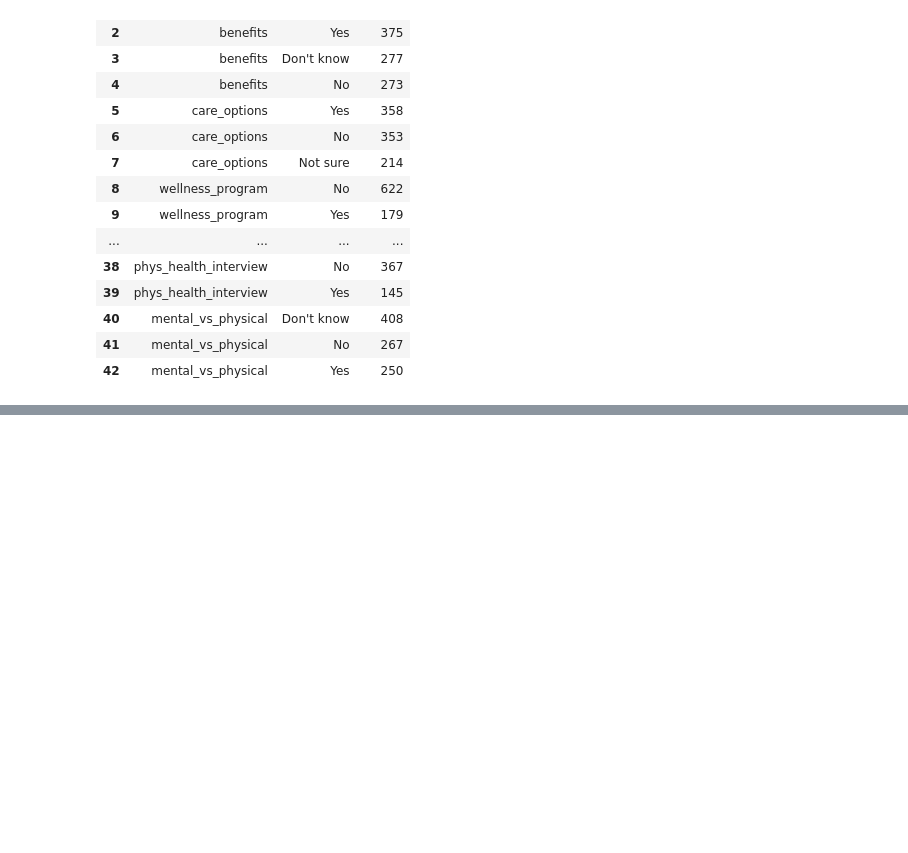
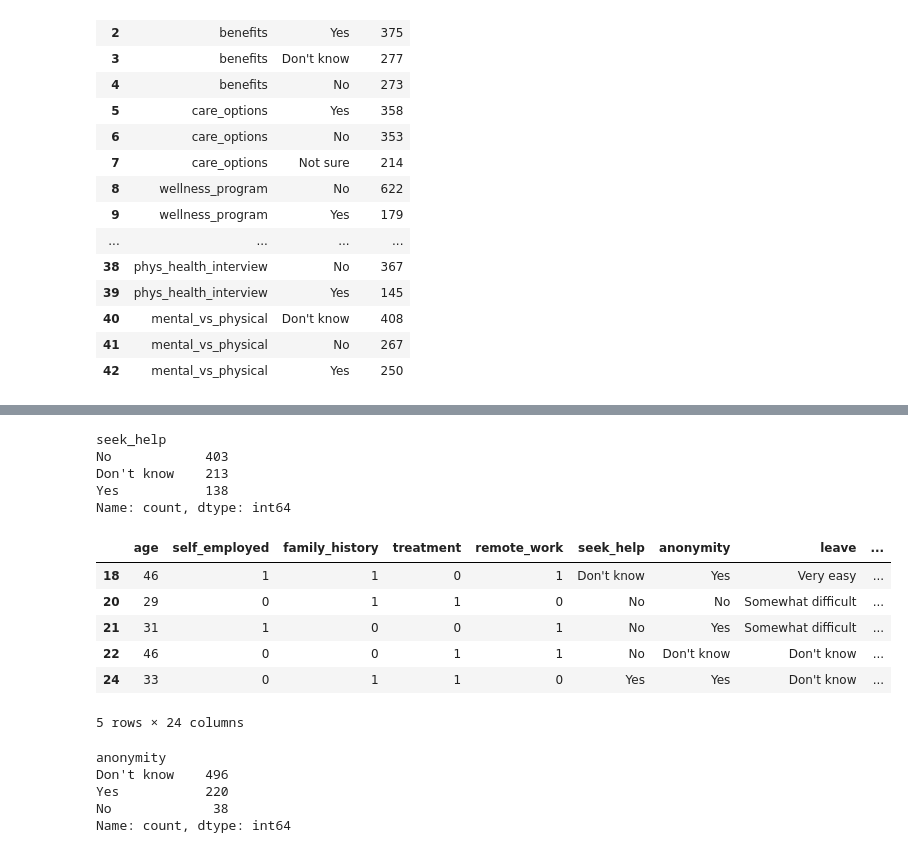
Before and after one commit to denizdagli/mental-health, a Jupyter notebook: dataAnalysis.ipynb, the cells around one changed output, grey strips where cells are left out. Cells and saved outputs as stored; diff of their text form; code cells hidden in the pictures; blank space fills up the shorter version.

```diff
--- a/dataAnalysis.ipynb
+++ b/dataAnalysis.ipynb
@@ -796,0 +880,13 @@ unique_values_df
+# %%
+# Değer eşleştirmesi
+care_options_mapping = {
+    'Yes': 1,
+    'No': 0,
+    'Not sure': 2
+}
+
+# Sayısal dönüşüm
+df['care_options_encoded'] = df['care_options'].map(care_options_mapping)
+
+# Sonuçları kontrol etme
+df['care_options_encoded'].value_counts()
@@ -796,0 +899,2 @@ unique_values_df
+# %%
+df.drop(['care_options'], axis=1, inplace=True)
@@ -796,0 +909,9 @@ unique_values_df
+# %%
+wellness_program_mapping = {
+    'Yes': 1,
+    'No': 0,
+    'Don\'t know': 2
+}
+
+# Sayısal dönüşüm
+df['wellness_program_encoded'] = df['wellness_program'].map(wellness_program_mapping)
@@ -796,0 +928,28 @@ unique_values_df
+# %%
+df.drop(['wellness_program'], axis=1, inplace=True)
+# %%
+df['seek_help'].value_counts()
+# %% [output]
+seek_help
+No            403
+Don't know    213
+Yes           138
+Name: count, dtype: int64
+# %%
+seek_help_mapping = {
+    'Yes': 1,
+    'No': 0,
+    'Don\'t know': 2
+}
+
+# Sayısal dönüşüm
+df['seek_help_encoded'] = df['seek_help'].map(seek_help_mapping)
+df.head()
+# %% [output]
+|  | age | self_employed | family_history | treatment | remote_work | seek_help | anonymity | leave | ... |
+| 18 | 46 | 1 | 1 | 0 | 1 | Don't know | Yes | Very easy | ... |
+| 20 | 29 | 0 | 1 | 1 | 0 | No | No | Somewhat difficult | ... |
+| 21 | 31 | 1 | 0 | 0 | 1 | No | Yes | Somewhat difficult | ... |
+| 22 | 46 | 0 | 0 | 1 | 1 | No | Don't know | Don't know | ... |
+| 24 | 33 | 0 | 1 | 1 | 0 | Yes | Yes | Don't know | ... |
+5 rows × 24 columns
@@ -796,0 +958,8 @@ unique_values_df
+# %%
+df['anonymity'].value_counts()
+# %% [output]
+anonymity
+Don't know    496
+Yes           220
+No             38
+Name: count, dtype: int64
```
Also changed, not shown: parts of 47 cells of this notebook, 5 other files.
